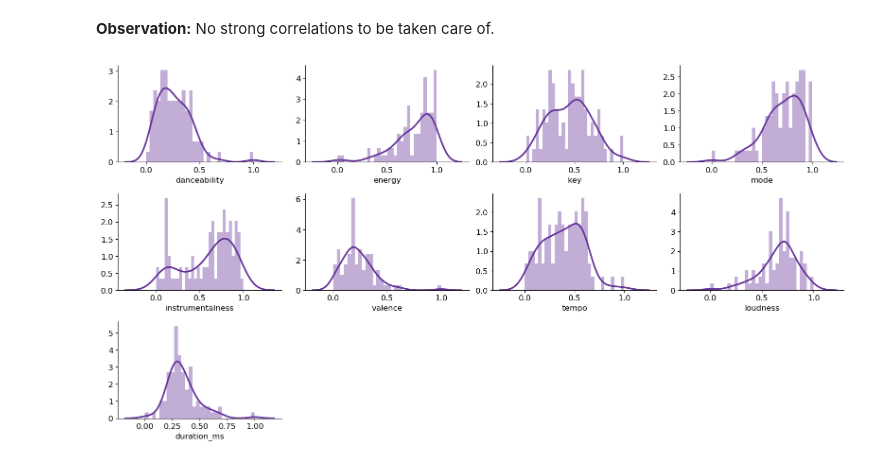
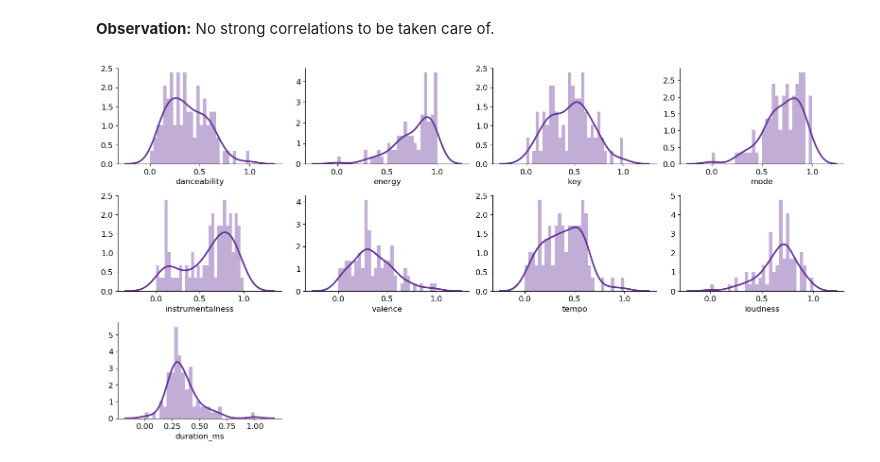
Before and after one commit to rbuerki/death-metal-disco, a Jupyter notebook: Untitled.ipynb, the cells around one changed output. Saved outputs shown, nothing was run; the diff lists cells and outputs as text; code cells hidden in the pictures.

```diff
--- a/Untitled.ipynb
+++ b/Untitled.ipynb
@@ -133,13 +124,17 @@ EDA.plot_corr_map_num_all(album_data, figsize=(16,10))
 **Observation:** No strong correlations to be taken care of.
 # %%
 """scale data to range (0,1)"""
+
+# Remove outlier
+album_data = album_data.loc[album_data['Title'] != "Vampire"]
+album_data.reset_index(drop=True, inplace=True)
 
 scaled_data = minmax_scale(album_data.iloc[:, 2:])
 scaled_data = pd.DataFrame(scaled_data, columns=album_data.columns[2:])
 
 # check results
 EDA.plot_num_hist(scaled_data, bins=30, figsize=(16, 8))
 # %% [output]
-[figure, old version]
+[figure, new version]
 # %%
 plt.figure(figsize=(12,8))
```
Also changed, not shown: parts of 39 cells of this notebook.
